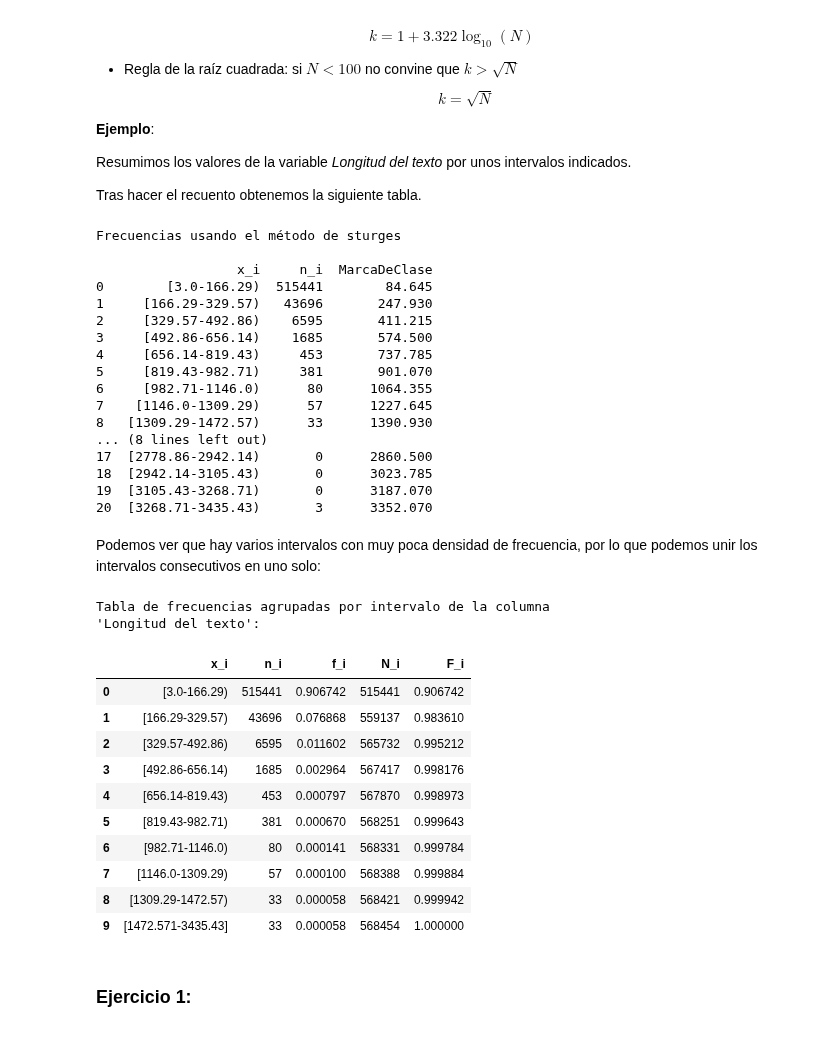
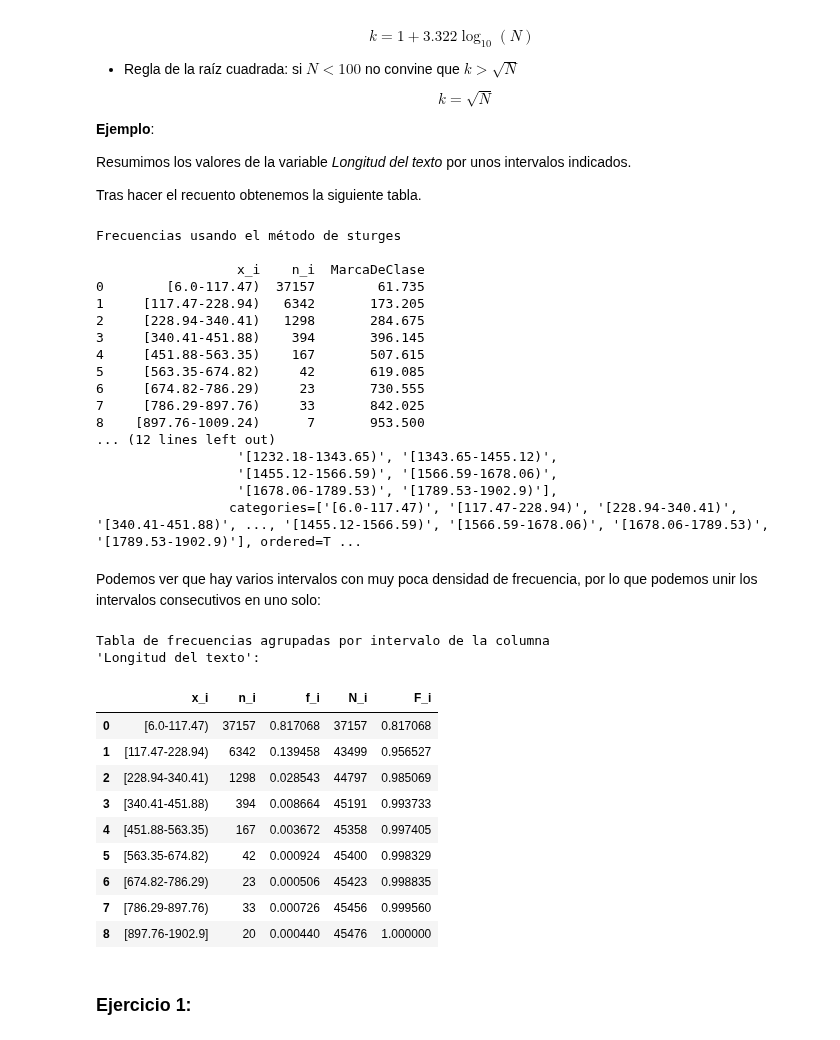
Before and after one commit to ednavivianasegura/Curso_PLN, a Jupyter notebook: PLN_EDNA.ipynb, the cells around one changed output. Saved outputs shown, nothing was run; the diff lists cells and outputs as text; code cells hidden in the pictures.

```diff
--- a/PLN_EDNA.ipynb
+++ b/PLN_EDNA.ipynb
@@ -118,7 +139,7 @@ Se cuenta con 568454 reseñas de productos de Amazon.
 * Score – Calificación del artículo proporcionada por el cliente.
 # %%
 # @title
-df = pd.read_csv('/content/Reviews.csv')
+df = pd.read_csv('Reviews.csv')
 print(f"Información disponible en el dataframe:\n{list(df.columns)}\nEl dataframe contiene {df.shape[0]} reseñas\n")
 display(df.loc[:,['Id', 'ProductId', 'ProfileName', 'Score', 'Time', 'Summary', 'Text']].head())
 # %% [output]
@@ -305,80 +326,79 @@ tabla_frecuencias_Longitud_Texto = pd.DataFrame({
     'MarcaDeClase':MarcaDeClase})
 
 print(tabla_frecuencias_Longitud_Texto)
-# print(frecuencias_grupo.index)
+print(frecuencias_grupo.index)
 # print(MarcaDeClase)
 # %% [output]
 Frecuencias usando el método de sturges
 
-                  x_i     n_i  MarcaDeClase
-0        [3.0-166.29)  515441        84.645
-1     [166.29-329.57)   43696       247.930
-2     [329.57-492.86)    6595       411.215
-3     [492.86-656.14)    1685       574.500
-4     [656.14-819.43)     453       737.785
-5     [819.43-982.71)     381       901.070
-6     [982.71-1146.0)      80      1064.355
-7    [1146.0-1309.29)      57      1227.645
-8   [1309.29-1472.57)      33      1390.930
-... (8 lines left out)
-17  [2778.86-2942.14)       0      2860.500
-18  [2942.14-3105.43)       0      3023.785
-19  [3105.43-3268.71)       0      3187.070
-20  [3268.71-3435.43)       3      3352.070
+                  x_i    n_i  MarcaDeClase
+0        [6.0-117.47)  37157        61.735
+1     [117.47-228.94)   6342       173.205
+2     [228.94-340.41)   1298       284.675
+3     [340.41-451.88)    394       396.145
+4     [451.88-563.35)    167       507.615
+5     [563.35-674.82)     42       619.085
+6     [674.82-786.29)     23       730.555
+7     [786.29-897.76)     33       842.025
+8    [897.76-1009.24)      7       953.500
+... (12 lines left out)
+                  '[1232.18-1343.65)', '[1343.65-1455.12)',
+                  '[1455.12-1566.59)', '[1566.59-1678.06)',
+                  '[1678.06-1789.53)', '[1789.53-1902.9)'],
+                 categories=['[6.0-117.47)', '[117.47-228.94)', '[228.94-340.41)', '[340.41-451.88)', ..., '[1455.12-1566.59)', '[1566.59-1678.06)', '[1678.06-1789.53)', '[1789.53-1902.9)'], ordered=T ...
 # %% [markdown]
 Podemos ver que hay varios intervalos con muy poca densidad de frecuencia, por lo que podemos unir los intervalos consecutivos en uno solo:
 # %%
 # @title
 # agrupar los últimos grupos en uno solo:
 
-lista=[ '[1472.57-1635.86)', '[1635.86-1799.14)',
-                  '[1799.14-1962.43)', '[1962.43-2125.71)', '[2125.71-2289.0)',
-                  '[2289.0-2452.29)', '[2452.29-2615.57)', '[2615.57-2778.86)',
-                  '[2778.86-2942.14)', '[2942.14-3105.43)',
-                  '[3105.43-3268.71)', '[3268.71-3435.43)']
+lista=[ '[897.76-1009.24)',
+                  '[1009.24-1120.71)', '[1120.71-1232.18)',
+                  '[1232.18-1343.65)', '[1343.65-1455.12)',
+                  '[1455.12-1566.59)', '[1566.59-1678.06)',
+                  '[1678.06-1789.53)', '[1789.53-1902.9)']
 
 # Reemplazar los valores en la columna 'columna_original' con ">1472.571" si coinciden con los valores de la lista
-df['group_sturges'] = df['group_sturges'].replace(lista, '[1472.571-3435.43]')
+df['group_sturges'] = df['group_sturges'].replace(lista, '[897.76-1902.9]')
 
 # Calcular la tabla de frecuencias de la columna 'Grupo'
 frecuencias_grupo = df['group_sturges'].value_counts()
 frecuencias_grupo = frecuencias_grupo.sort_index()
 
 # Calcular la frecuencia relativa
 frecuencias_relativas_gr = frecuencias_grupo / len(df)
 
 # Calcular las frecuencias acumuladas
 frecuencias_acumuladas_gr = frecuencias_grupo.cumsum()
 
 # Calcular la frecuencia relativa acumulada
 frecuencias_relativas_acum_gr = frecuencias_acumuladas_gr / len(df)
 
 # Crear DataFrame con las frecuencias
 tabla_frecuencias_gr = pd.DataFrame({
     'x_i': frecuencias_grupo.index,
     'n_i': frecuencias_grupo.values,
     'f_i': frecuencias_relativas_gr.values,
     'N_i':frecuencias_acumuladas_gr.values,
     'F_i':frecuencias_relativas_acum_gr.values
 })
 
 
 print("Tabla de frecuencias agrupadas por intervalo de la columna\n'Longitud del texto':\n")
 display(tabla_frecuencias_gr)
 # %% [output]
 Tabla de frecuencias agrupadas por intervalo de la columna
 'Longitud del texto':
 |  | x_i | n_i | f_i | N_i | F_i |
-| 0 | [3.0-166.29) | 515441 | 0.906742 | 515441 | 0.906742 |
-| 1 | [166.29-329.57) | 43696 | 0.076868 | 559137 | 0.983610 |
-| 2 | [329.57-492.86) | 6595 | 0.011602 | 565732 | 0.995212 |
-| 3 | [492.86-656.14) | 1685 | 0.002964 | 567417 | 0.998176 |
-| 4 | [656.14-819.43) | 453 | 0.000797 | 567870 | 0.998973 |
-| 5 | [819.43-982.71) | 381 | 0.000670 | 568251 | 0.999643 |
-| 6 | [982.71-1146.0) | 80 | 0.000141 | 568331 | 0.999784 |
-| 7 | [1146.0-1309.29) | 57 | 0.000100 | 568388 | 0.999884 |
-| 8 | [1309.29-1472.57) | 33 | 0.000058 | 568421 | 0.999942 |
-| 9 | [1472.571-3435.43] | 33 | 0.000058 | 568454 | 1.000000 |
+| 0 | [6.0-117.47) | 37157 | 0.817068 | 37157 | 0.817068 |
+| 1 | [117.47-228.94) | 6342 | 0.139458 | 43499 | 0.956527 |
+| 2 | [228.94-340.41) | 1298 | 0.028543 | 44797 | 0.985069 |
+| 3 | [340.41-451.88) | 394 | 0.008664 | 45191 | 0.993733 |
+| 4 | [451.88-563.35) | 167 | 0.003672 | 45358 | 0.997405 |
+| 5 | [563.35-674.82) | 42 | 0.000924 | 45400 | 0.998329 |
+| 6 | [674.82-786.29) | 23 | 0.000506 | 45423 | 0.998835 |
+| 7 | [786.29-897.76) | 33 | 0.000726 | 45456 | 0.999560 |
+| 8 | [897.76-1902.9] | 20 | 0.000440 | 45476 | 1.000000 |
 # %%
 # @title TabFreq_conteo_unico { display-mode: "form" }
 #Creamos la tabla de frecuencias de la variable "Num_Palabras_Unicas":
```
Also changed, not shown: parts of 11 cells of this notebook.
